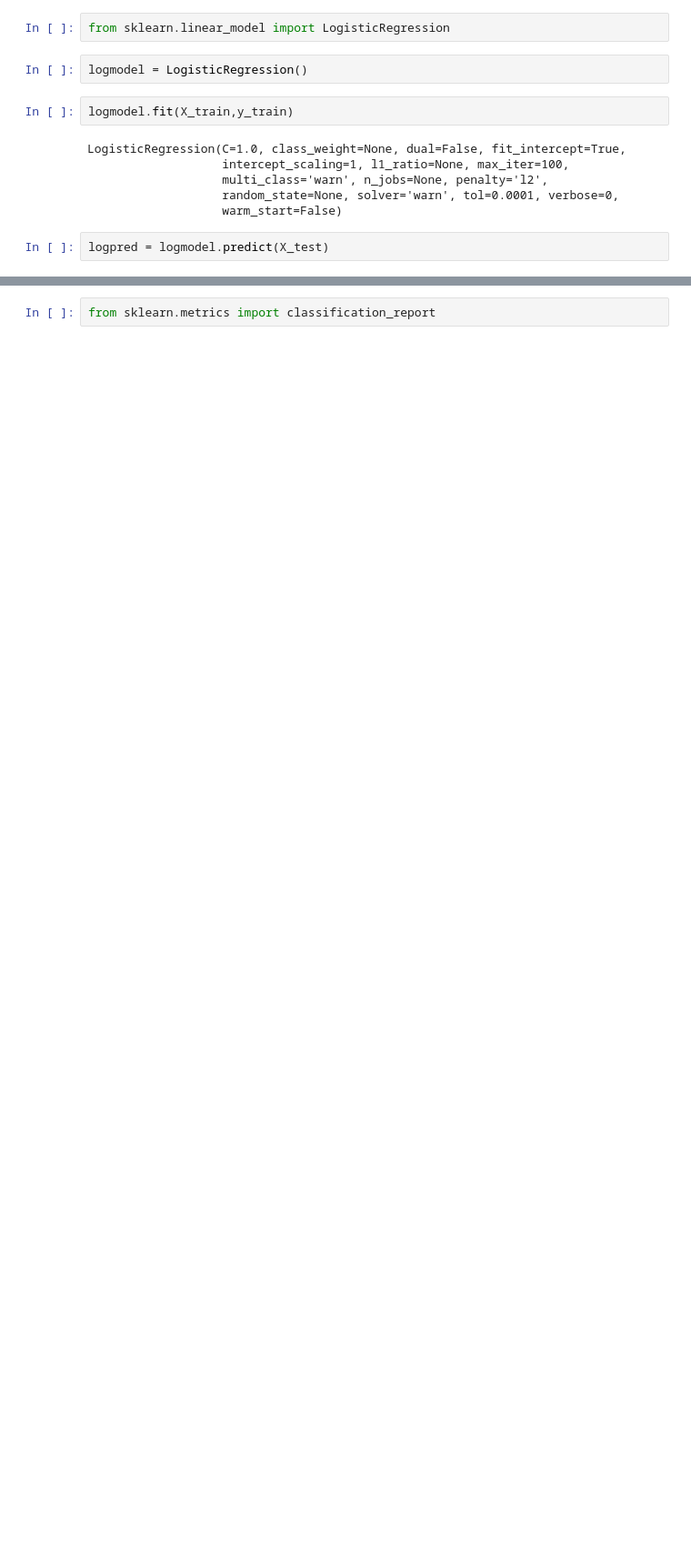
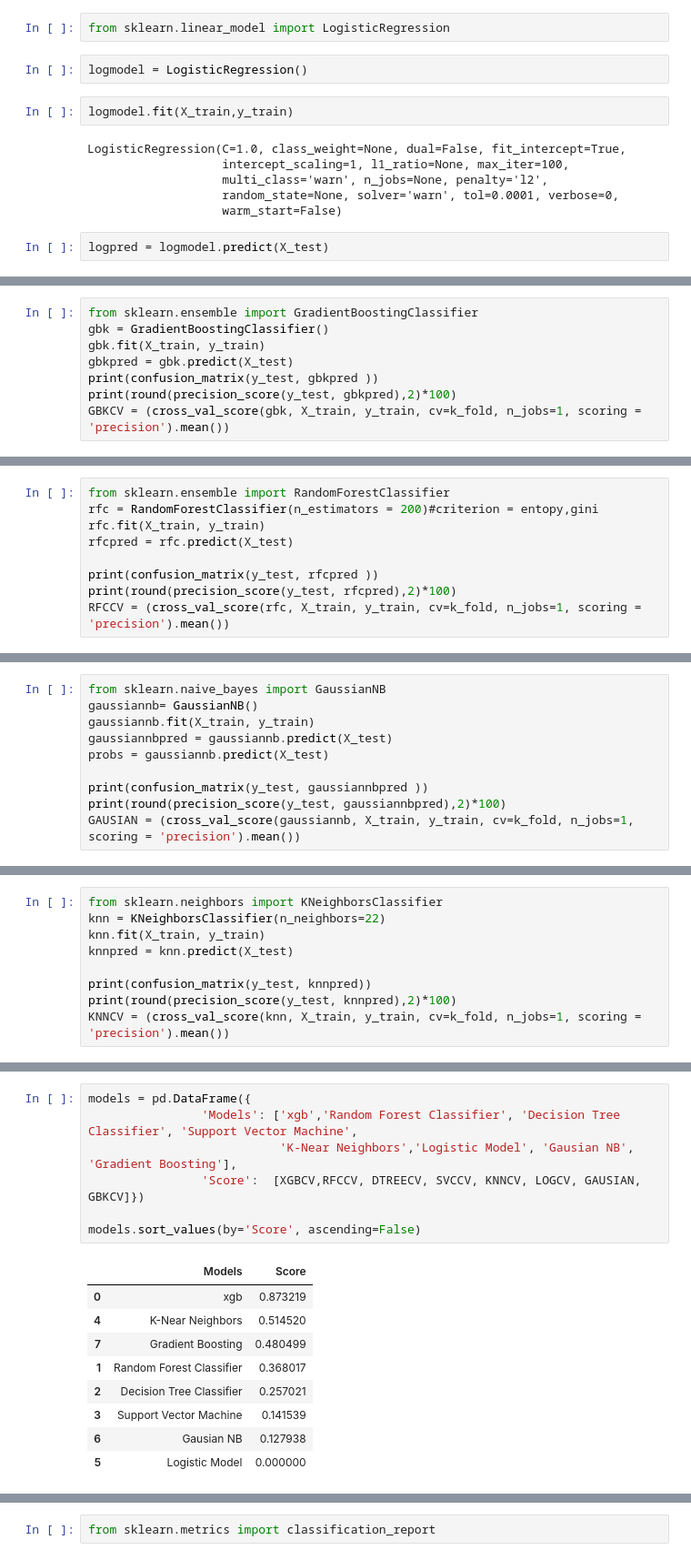
Before and after one commit to kanchanrenu/Bank_propensity_model, a Jupyter notebook: clean_bank_data.ipynb, the cells around one changed output, grey strips where cells are left out. Shown at 91% size. Drawn from its saved outputs; the diff is of its cells as text; blank space fills up the shorter version.

Commit message:
I cleaned note book .Now,  I used precision score.

```diff
--- a/clean_bank_data.ipynb
+++ b/clean_bank_data.ipynb
@@ -607,0 +165,8 @@ LOGCV = (cross_val_score(logmodel, X_train, y_train, cv=k_fold, n_jobs=1, scorin
+# %%
+from sklearn.ensemble import GradientBoostingClassifier
+gbk = GradientBoostingClassifier()
+gbk.fit(X_train, y_train)
+gbkpred = gbk.predict(X_test)
+print(confusion_matrix(y_test, gbkpred ))
+print(round(precision_score(y_test, gbkpred),2)*100)
+GBKCV = (cross_val_score(gbk, X_train, y_train, cv=k_fold, n_jobs=1, scoring = 'precision').mean())
@@ -607,0 +189,9 @@ LOGCV = (cross_val_score(logmodel, X_train, y_train, cv=k_fold, n_jobs=1, scorin
+# %%
+from sklearn.ensemble import RandomForestClassifier
+rfc = RandomForestClassifier(n_estimators = 200)#criterion = entopy,gini
+rfc.fit(X_train, y_train)
+rfcpred = rfc.predict(X_test)
+
+print(confusion_matrix(y_test, rfcpred ))
+print(round(precision_score(y_test, rfcpred),2)*100)
+RFCCV = (cross_val_score(rfc, X_train, y_train, cv=k_fold, n_jobs=1, scoring = 'precision').mean())
@@ -607,0 +214,10 @@ LOGCV = (cross_val_score(logmodel, X_train, y_train, cv=k_fold, n_jobs=1, scorin
+# %%
+from sklearn.naive_bayes import GaussianNB
+gaussiannb= GaussianNB()
+gaussiannb.fit(X_train, y_train)
+gaussiannbpred = gaussiannb.predict(X_test)
+probs = gaussiannb.predict(X_test)
+
+print(confusion_matrix(y_test, gaussiannbpred ))
+print(round(precision_score(y_test, gaussiannbpred),2)*100)
+GAUSIAN = (cross_val_score(gaussiannb, X_train, y_train, cv=k_fold, n_jobs=1, scoring = 'precision').mean())
@@ -607,0 +228,9 @@ LOGCV = (cross_val_score(logmodel, X_train, y_train, cv=k_fold, n_jobs=1, scorin
+# %%
+from sklearn.neighbors import KNeighborsClassifier
+knn = KNeighborsClassifier(n_neighbors=22)
+knn.fit(X_train, y_train)
+knnpred = knn.predict(X_test)
+
+print(confusion_matrix(y_test, knnpred))
+print(round(precision_score(y_test, knnpred),2)*100)
+KNNCV = (cross_val_score(knn, X_train, y_train, cv=k_fold, n_jobs=1, scoring = 'precision').mean())
@@ -607,0 +241,17 @@ LOGCV = (cross_val_score(logmodel, X_train, y_train, cv=k_fold, n_jobs=1, scorin
+# %%
+models = pd.DataFrame({
+                'Models': ['xgb','Random Forest Classifier', 'Decision Tree Classifier', 'Support Vector Machine',
+                           'K-Near Neighbors','Logistic Model', 'Gausian NB', 'Gradient Boosting'],
+                'Score':  [XGBCV,RFCCV, DTREECV, SVCCV, KNNCV, LOGCV, GAUSIAN, GBKCV]})
+
+models.sort_values(by='Score', ascending=False)
+# %% [output]
+|  | Models | Score |
+| 0 | xgb | 0.873219 |
+| 4 | K-Near Neighbors | 0.514520 |
+| 7 | Gradient Boosting | 0.480499 |
+| 1 | Random Forest Classifier | 0.368017 |
+| 2 | Decision Tree Classifier | 0.257021 |
+| 3 | Support Vector Machine | 0.141539 |
+| 6 | Gausian NB | 0.127938 |
+| 5 | Logistic Model | 0.000000 |
```
Also changed, not shown: parts of 109 cells of this notebook.
